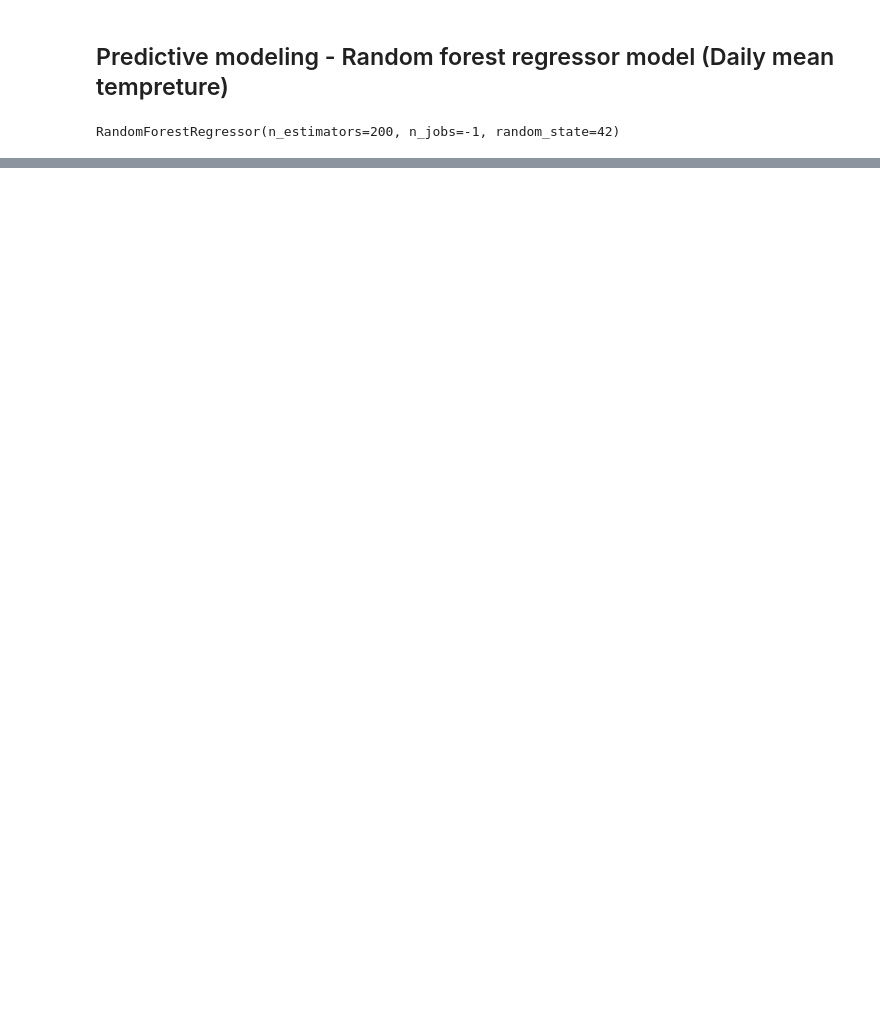
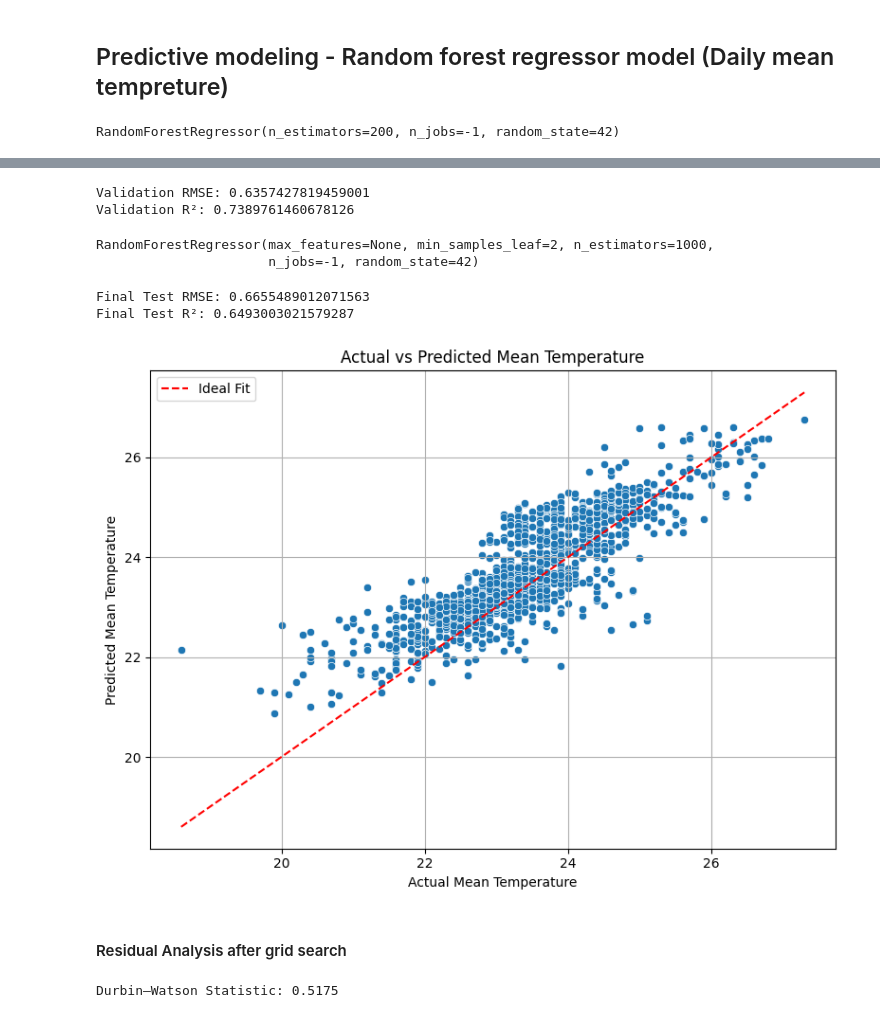
Before and after one commit to Vidusahan/sri-lanka-weather-analysis, a Jupyter notebook: notebooks/Random_forest_regression.ipynb, the cells around one changed output, grey strips where cells are left out. Cells and saved outputs as stored; diff of their text form; code cells hidden in the pictures; blank space fills up the shorter version.

```diff
--- a/notebooks/Random_forest_regression.ipynb
+++ b/notebooks/Random_forest_regression.ipynb
@@ -167,0 +219,8 @@ param_dist = {
+# %%
+param_dist = {
+    'n_estimators': [100, 200, 400, 600, 800, 1000],
+    'max_depth': [None, 10, 20, 30, 40, 50],
+    'min_samples_split': [2, 5, 10],
+    'min_samples_leaf': [1, 2, 4],
+    'max_features': [None, 'sqrt', 'log2']
+}
@@ -167,0 +247,56 @@ param_dist = {
+# %%
+best_rf_rs = random_search.best_estimator_   # or grid_search.best_estimator_
+y_val_pred_rs = best_rf_rs.predict(x_val)
+
+mse = mean_squared_error(y_val, y_val_pred_rs)
+rmse = np.sqrt(mse)   # manually calculate RMSE
+r2 = r2_score(y_val, y_val_pred_rs)
+
+
+print("Validation RMSE:", rmse)
+print("Validation R²:", r2)
+# %% [output]
+Validation RMSE: 0.6357427819459001
+Validation R²: 0.7389761460678126
+# %%
+# --- Retrain best model on training + validation ---
+best_params_rs = random_search.best_params_
+
+final_model_rs = RandomForestRegressor(**best_params_rs, random_state=42, n_jobs=-1)
+
+# Combine train and validation sets
+X_train_val = pd.concat([x_train, x_val])
+y_train_val = pd.concat([y_train, y_val])
+
+final_model_rs.fit(X_train_val, y_train_val)
+# %% [output]
+RandomForestRegressor(max_features=None, min_samples_leaf=2, n_estimators=1000,
+                      n_jobs=-1, random_state=42)
+# %%
+y_test_pred_rs = final_model_rs.predict(x_test)
+
+mse = mean_squared_error(y_test, y_test_pred_rs)
+rmse = np.sqrt(mse)   # manually calculate RMSE
+r2 = r2_score(y_test, y_test_pred_rs)
+
+print("Final Test RMSE:", rmse)
+print("Final Test R²:", r2)
+# %% [output]
+Final Test RMSE: 0.6655489012071563
+Final Test R²: 0.6493003021579287
+# %%
+# Scatter plot: Actual vs Predicted
+plt.figure(figsize=(8, 6))
+sns.scatterplot(x=y_test, y=y_test_pred_rs)
+plt.plot([y_test.min(), y_test.max()], [y_test.min(), y_test.max()], color='red', linestyle='--', label='Ideal Fit')
+plt.xlabel('Actual Mean Temperature')
+plt.ylabel('Predicted Mean Temperature')
+plt.title('Actual vs Predicted Mean Temperature')
+plt.legend()
+plt.grid(True)
+plt.tight_layout()
+plt.show()
+# %% [output]
+[figure, added]
+# %% [markdown]
+#### Residual Analysis after grid search
@@ -167,0 +305,7 @@ param_dist = {
+# %%
+from statsmodels.stats.stattools import durbin_watson
+
+dw_stat = durbin_watson(residuals)
+print(f"Durbin–Watson Statistic: {dw_stat:.4f}")
+# %% [output]
+Durbin–Watson Statistic: 0.5175
```
Also changed, not shown: parts of 31 cells of this notebook.
